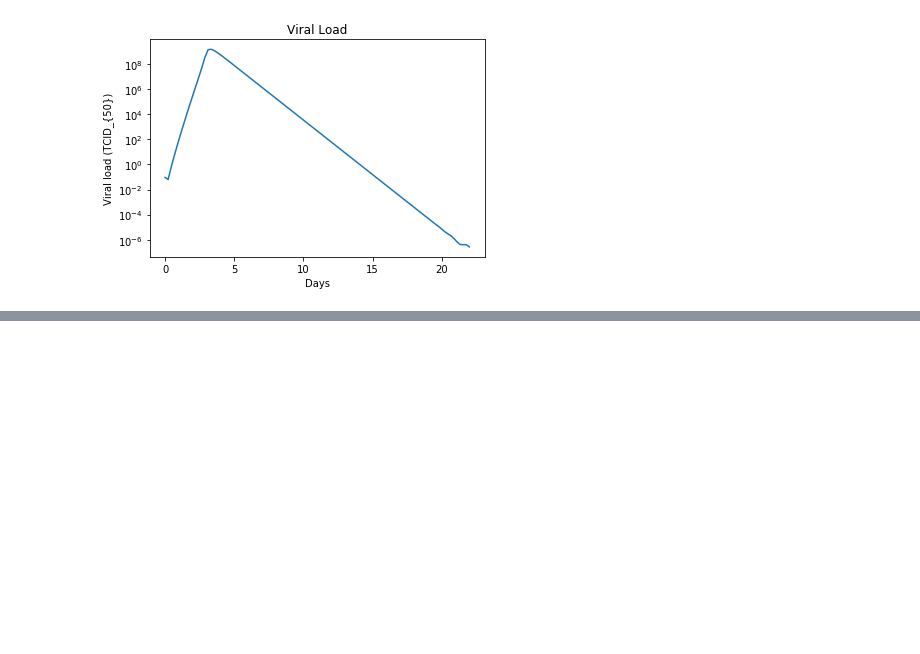
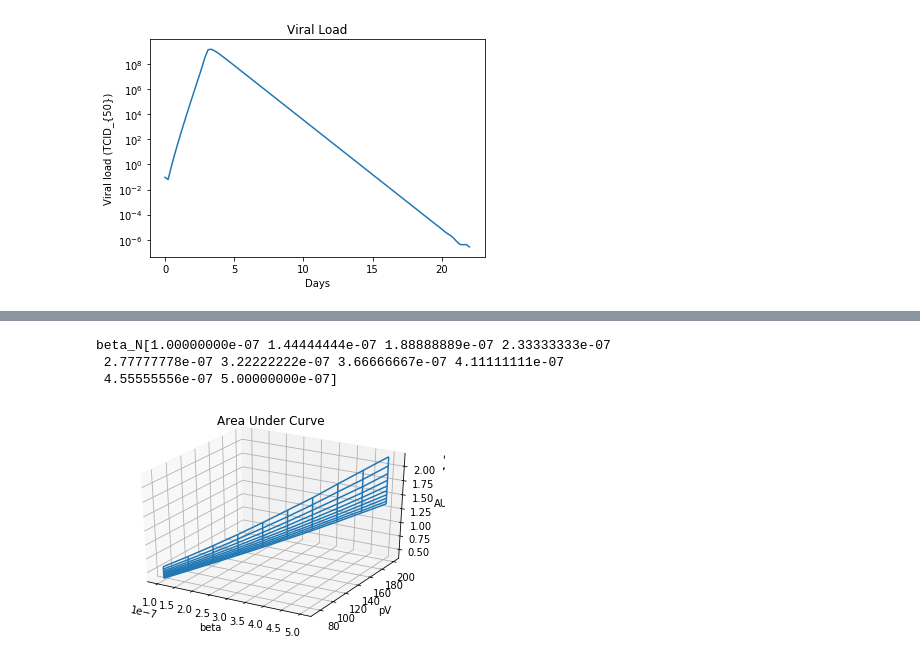
Before and after one commit to caitlinng/Basic-TIV-Model, a Jupyter notebook: TIV model_surface plot.ipynb, the cells around one changed output, grey strips where cells are left out. Cells and saved outputs as stored; diff of their text form; code cells hidden in the pictures; blank space fills up the shorter version.

```diff
--- a/TIV model_surface plot.ipynb
+++ b/TIV model_surface plot.ipynb
@@ -82 +137,30 @@ for i in beta_values:
+# %%
+# Making surface plot
+
+print('beta_N' + str(beta_values))
+fig = plt.figure()
+ax = plt.axes(projection='3d')
+'''
+X, Y = np.meshgrid(beta_values, pV_values)
+Z = AUC_values
+print(beta_values)
+#print (X)
+'''
+
+ax.plot_wireframe(beta_values, pV_values, AUC_values)
+
+#print(AUC_values)
+ax.set_title('Area Under Curve')
+ax.set_xlabel("beta")
+ax.set_ylabel("pV")
+ax.set_zlabel("AUC")
+
+
+
+plt.show()
+# %% [output]
+beta_N[1.00000000e-07 1.44444444e-07 1.88888889e-07 2.33333333e-07
+ 2.77777778e-07 3.22222222e-07 3.66666667e-07 4.11111111e-07
+ 4.55555556e-07 5.00000000e-07]
+[figure, added]
 # %%
```
Also changed, not shown: parts of 3 cells of this notebook.
